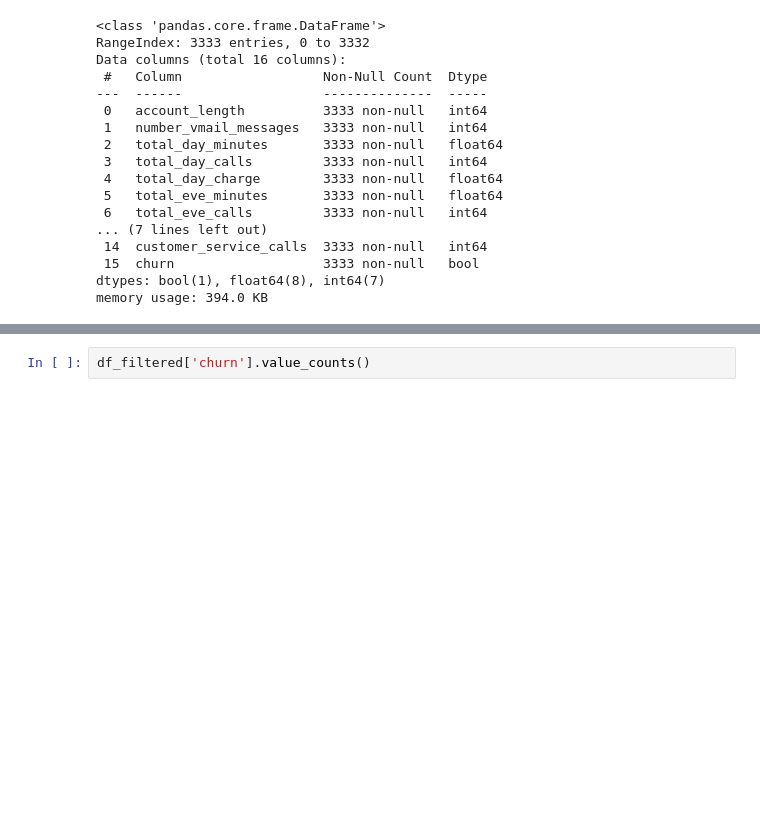
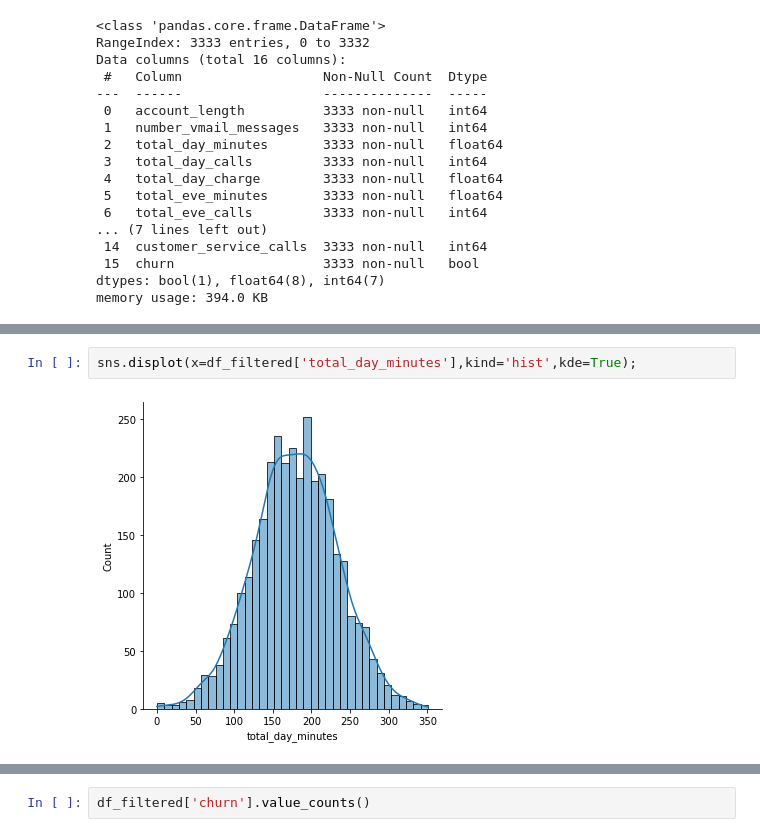
Before and after one commit to jmg0144/Customer-Churn-Classification-Analysis, a Jupyter notebook: phase-3-project.ipynb, the cells around one changed output, grey strips where cells are left out. Drawn from its saved outputs; the diff is of its cells as text; blank space fills up the shorter version.

```diff
--- a/phase-3-project.ipynb
+++ b/phase-3-project.ipynb
@@ -103,0 +119,4 @@ memory usage: 394.0 KB
+# %%
+sns.displot(x=df_filtered['total_day_minutes'],kind='hist',kde=True);
+# %% [output]
+[figure, added]
```
Also changed, not shown: parts of 29 cells of this notebook.
